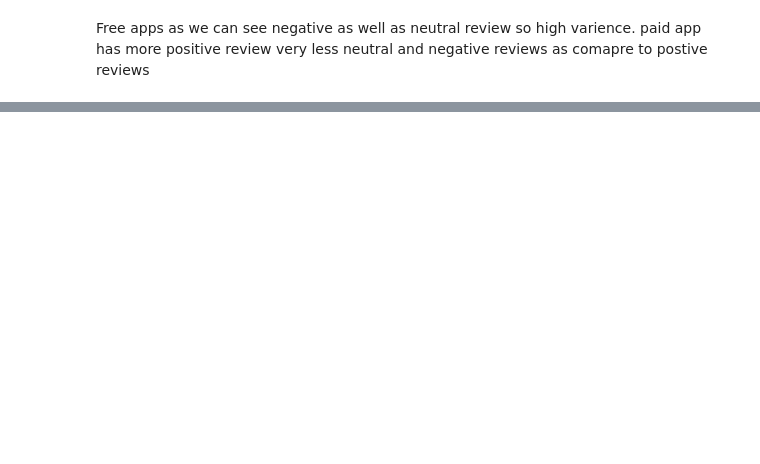
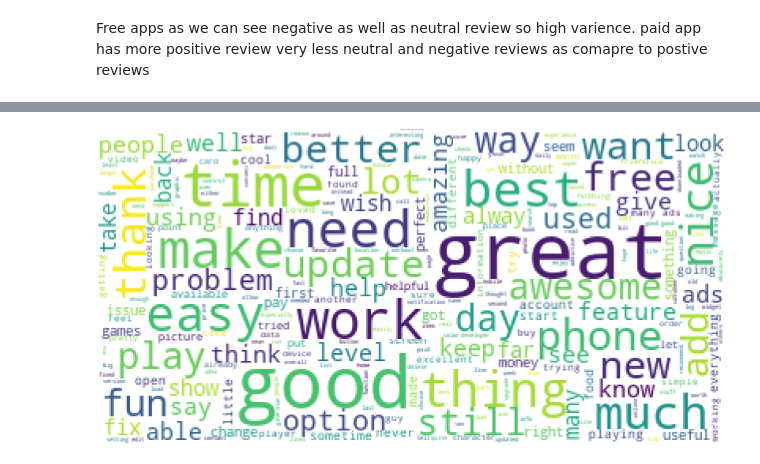
Before and after one commit to RishikaVerma21/Play-Store-Review-Analysis, a Jupyter notebook: Play_store_analysis_and_sentiment_analysis.ipynb, the cells around one changed output, grey strips where cells are left out. Cells and saved outputs as stored; diff of their text form; code cells hidden in the pictures; blank space fills up the shorter version.

```diff
--- a/Play_store_analysis_and_sentiment_analysis.ipynb
+++ b/Play_store_analysis_and_sentiment_analysis.ipynb
@@ -831,0 +901,5 @@ Text(0.5, 1.0, 'Sentiment Polarity Distribution')
+# %%
+# Wordcloud of Positive Reviews
+wc(pos_without_single_chr_rev,'white','Common Words' )
+# %% [output]
+[figure, added]
```
Also changed, not shown: parts of 37 cells of this notebook.
